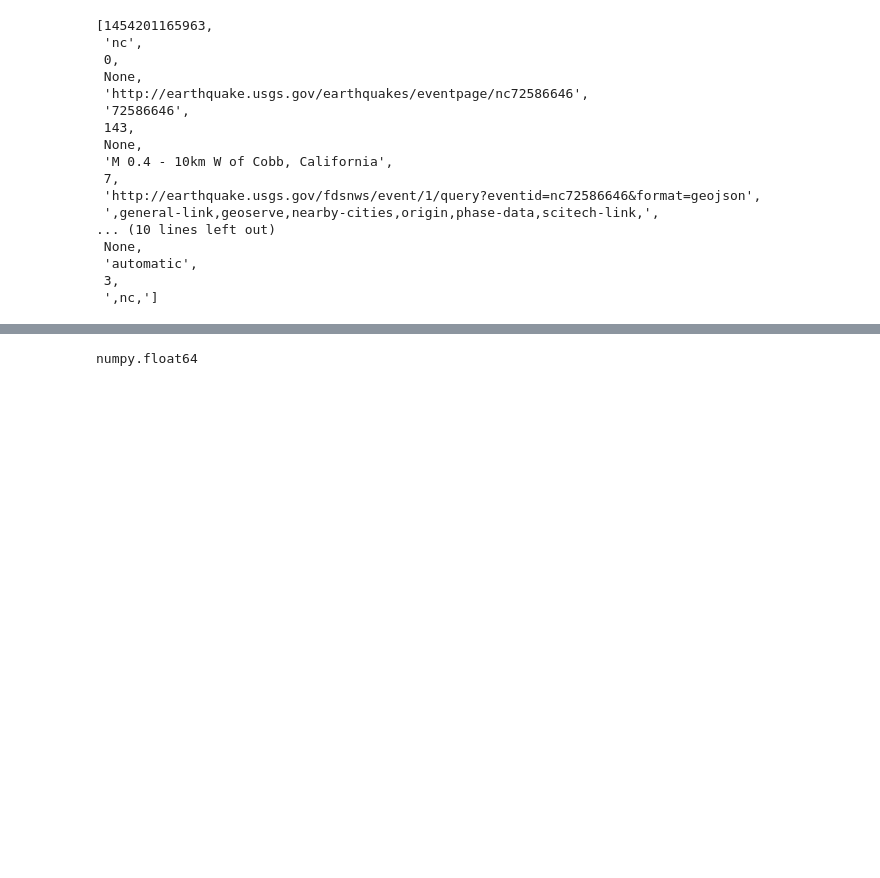
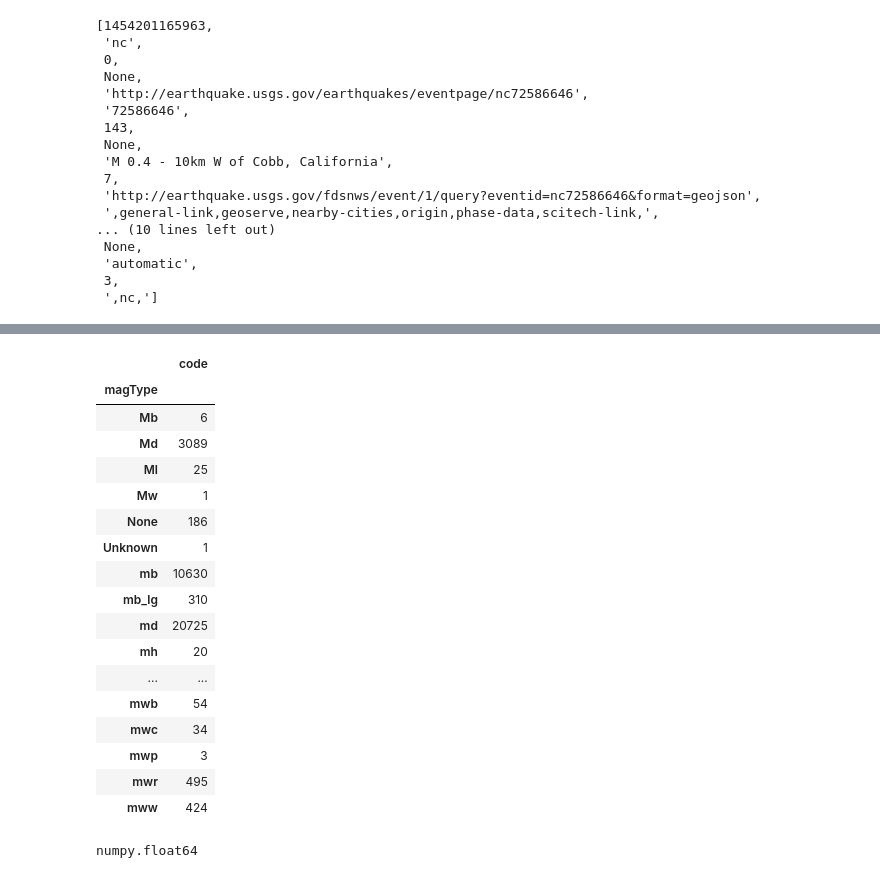
Before and after one commit to nilavghosh/EarthQuakeAnalysis, a Jupyter notebook: Earthquake_Data.ipynb, the cells around one changed output, grey strips where cells are left out. Cells and saved outputs as stored; diff of their text form; code cells hidden in the pictures; blank space fills up the shorter version.

```diff
--- a/Earthquake_Data.ipynb
+++ b/Earthquake_Data.ipynb
@@ -193,3 +201,24 @@ Name: sig, dtype: float64
+# %%
+pd_mag.count()[['code']]
+# %% [output]
+|  | code |
+| magType |  |
+| Mb | 6 |
+| Md | 3089 |
+| Ml | 25 |
+| Mw | 1 |
+| None | 186 |
+| Unknown | 1 |
+| mb | 10630 |
+| mb_lg | 310 |
+| md | 20725 |
+| mh | 20 |
+| ... | ... |
+| mwb | 54 |
+| mwc | 34 |
+| mwp | 3 |
+| mwr | 495 |
+| mww | 424 |
 # %%
 type(df[['mag']].ix[0,0])
 # %% [output]
```
Also changed, not shown: parts of 16 cells of this notebook, 12 other files.
